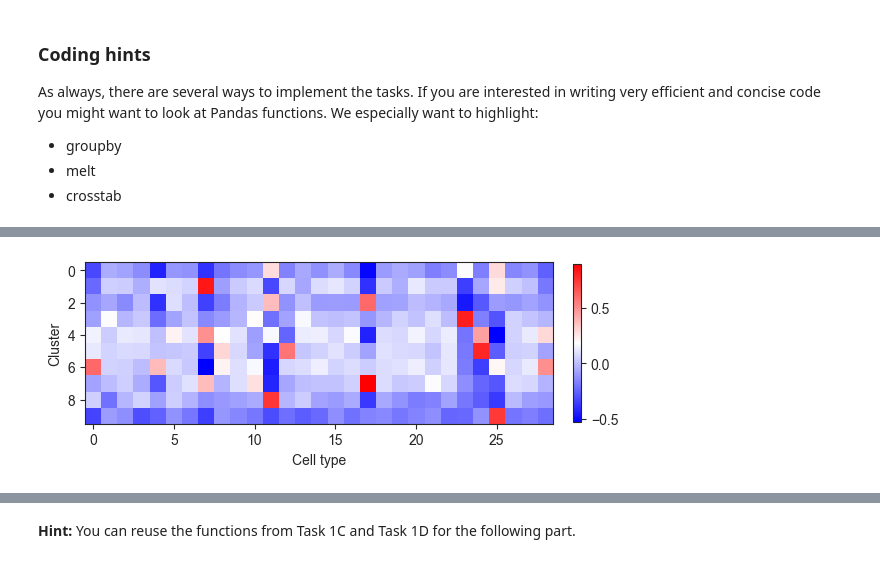
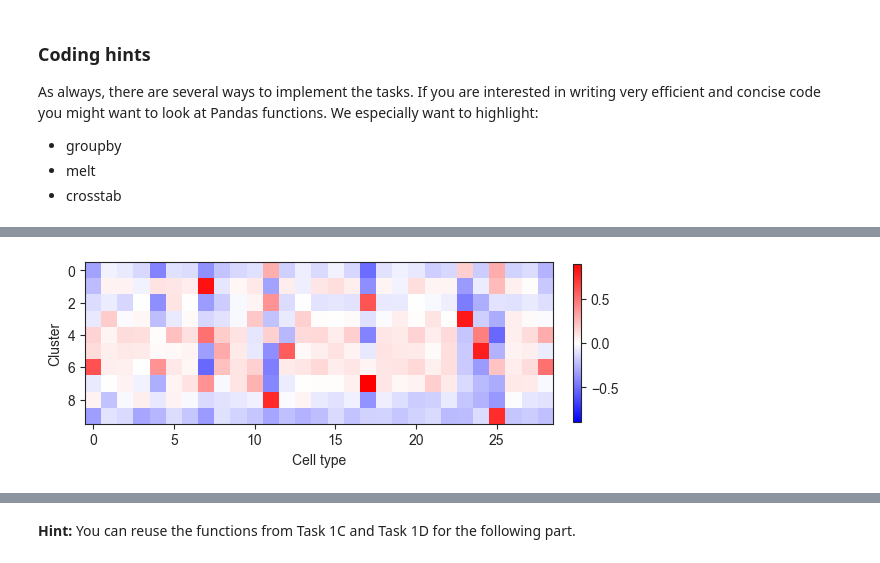
Before and after one commit to kerseviciute/machine-learning-for-single-cell-biology, a Jupyter notebook: hw4/mlscb_2024_assignment_04_code.ipynb, the cells around one changed output, grey strips where cells are left out. Drawn from its saved outputs; the diff is of its cells as text; code cells hidden in the pictures.

Commit message:
Task 2A and part of 2B.

```diff
--- a/hw4/mlscb_2024_assignment_04_code.ipynb
+++ b/hw4/mlscb_2024_assignment_04_code.ipynb
@@ -128,7 +131,7 @@ def task1c_clustering(cell_type_frequencies: pd.DataFrame, n_clusters: int) -> T
     return clusters, mean_values
 # %%
 # Cluster cells based on their neighborhood compositions
-clusters, mean_values = task1c_clustering(cell_type_frequencies, n_clusters = n_neighbors)
+clusters1, mean_values1 = task1c_clustering(cell_type_frequencies, n_clusters = n_neighbors)
 # %%
 def enrichment_score(cluster_mean_values: np.ndarray, all_values: np.ndarray) -> np.ndarray:
     """
@@ -149,8 +152,10 @@ def task1d_plot_enrichment_scores(enrichment_scores: np.ndarray) -> None:
     :param enrichment_scores: Numpy array with enrichment scores of shape (n_clusters, n_celltypes)
     :return:
     """
-    # Hint: use the "bwr" colormap
-    plt.imshow(enrichment_scores, cmap = "bwr")
+    abs_max = np.abs(enrichment_scores)
+    vmin, vmax = -np.max(abs_max), np.max(abs_max)
+
+    plt.imshow(enrichment_scores, cmap = "bwr", vmin = vmin, vmax = vmax)
     plt.ylabel("Cluster")
     plt.xlabel("Cell type")
     plt.colorbar(fraction = 0.016, pad = 0.04)
@@ -159,11 +164,11 @@ def task1d_plot_enrichment_scores(enrichment_scores: np.ndarray) -> None:
 # %%
 # Compute and visualize enrichment scores
 enrichment = enrichment_score(
-    cluster_mean_values = mean_values,
+    cluster_mean_values = mean_values1,
     all_values = np.array(cell_type_frequencies)
 )
 
 task1d_plot_enrichment_scores(enrichment)
 # %% [output]
-[figure, old version]
+[figure, new version]
 # %% [markdown]
```
Also changed, not shown: parts of 6 cells of this notebook.
